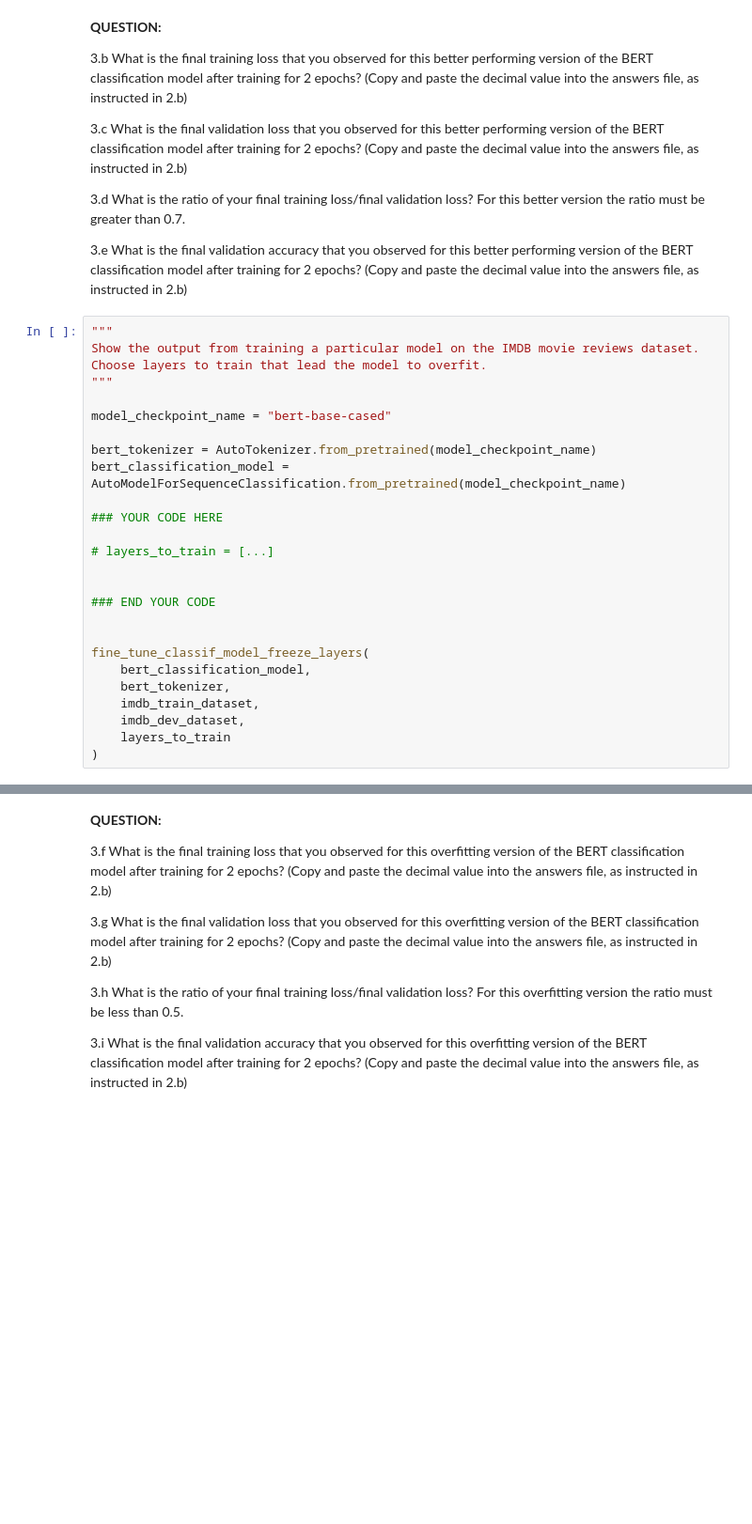
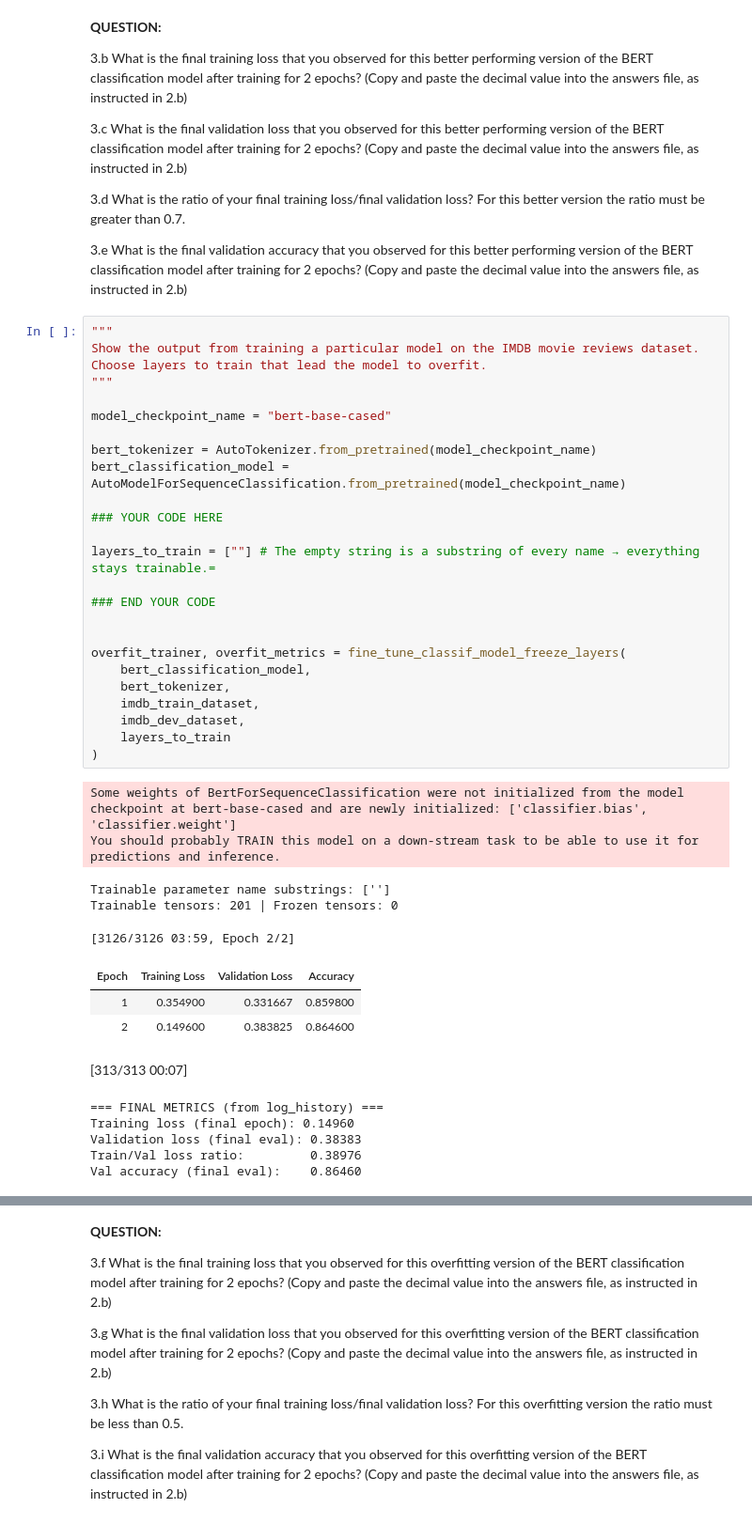
Before and after one commit to ddlin-mids/2025-fall-main, a Jupyter notebook: assignment/a2/Text_classification_BERT.ipynb, the cells around one changed output, grey strips where cells are left out. Shown at 94% size. Cells and saved outputs as stored; diff of their text form; blank space fills up the shorter version.

```diff
--- a/assignment/a2/Text_classification_BERT.ipynb
+++ b/assignment/a2/Text_classification_BERT.ipynb
@@ -776,26 +779,40 @@ Final validation accuracy: 0.8606
 # %%
 """
 Show the output from training a particular model on the IMDB movie reviews dataset.
 Choose layers to train that lead the model to overfit.
 """
 
 model_checkpoint_name = "bert-base-cased"
 
 bert_tokenizer = AutoTokenizer.from_pretrained(model_checkpoint_name)
 bert_classification_model = AutoModelForSequenceClassification.from_pretrained(model_checkpoint_name)
 
 ### YOUR CODE HERE
 
-# layers_to_train = [...]
-
+layers_to_train = [""] # The empty string is a substring of every name → everything stays trainable.=
 
 ### END YOUR CODE
 
 
-fine_tune_classif_model_freeze_layers(
+overfit_trainer, overfit_metrics = fine_tune_classif_model_freeze_layers(
     bert_classification_model,
     bert_tokenizer,
     imdb_train_dataset,
     imdb_dev_dataset,
     layers_to_train
 )
+# %% [output]
+Some weights of BertForSequenceClassification were not initialized from the model checkpoint at bert-base-cased and are newly initialized: ['classifier.bias', 'classifier.weight']
+You should probably TRAIN this model on a down-stream task to be able to use it for predictions and inference.
+Trainable parameter name substrings: ['']
+Trainable tensors: 201 | Frozen tensors: 0
+[3126/3126 03:59, Epoch 2/2]
+| Epoch | Training Loss | Validation Loss | Accuracy |
+| 1 | 0.354900 | 0.331667 | 0.859800 |
+| 2 | 0.149600 | 0.383825 | 0.864600 |
+[313/313 00:07]
+=== FINAL METRICS (from log_history) ===
+Training loss (final epoch): 0.14960
+Validation loss (final eval): 0.38383
+Train/Val loss ratio:         0.38976
+Val accuracy (final eval):    0.86460
```
Also changed, not shown: parts of 12 cells of this notebook, 3 other files.
